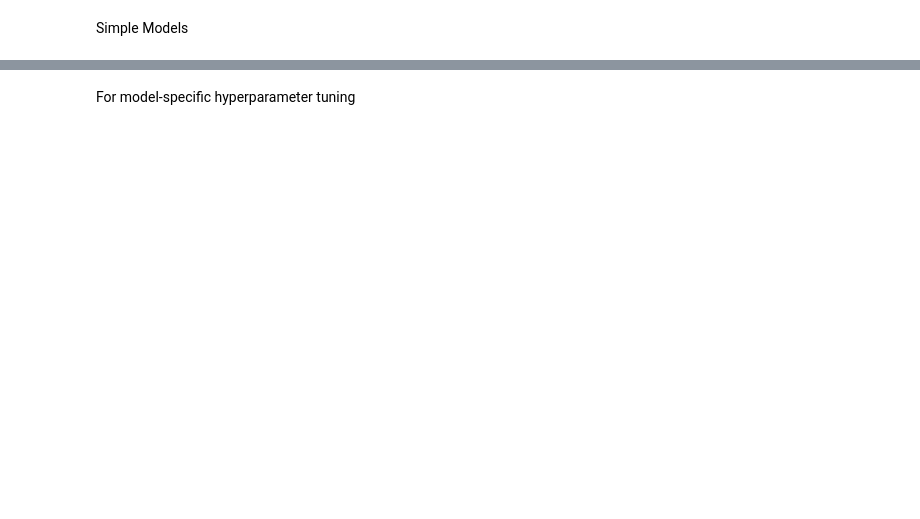
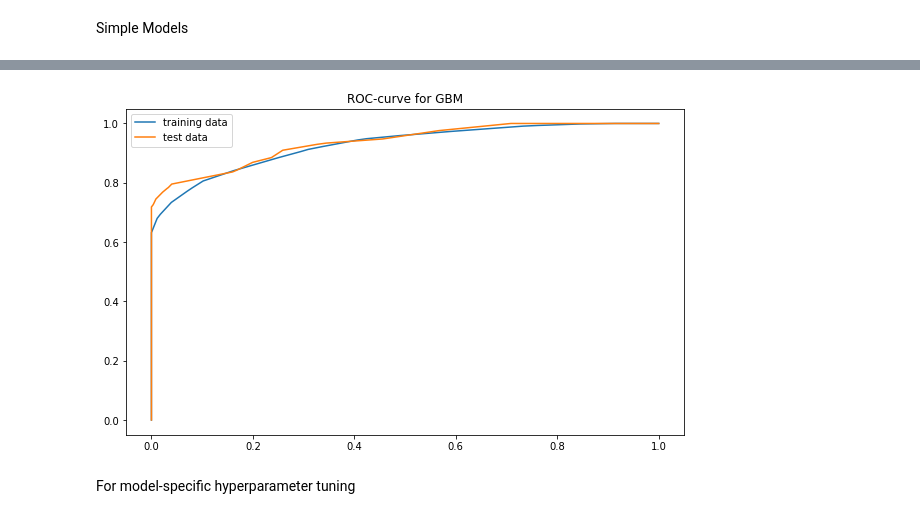
Before and after one commit to screemix/The_Glorious_Chargers, a Jupyter notebook: Models.ipynb, the cells around one changed output, grey strips where cells are left out. Cells and saved outputs as stored; diff of their text form; code cells hidden in the pictures; blank space fills up the shorter version.

```diff
--- a/Models.ipynb
+++ b/Models.ipynb
@@ -96,3 +110,10 @@ NameError: ignored
+# %%
+train_size = 486000
+# %%
+train_X = train_and_test_X[0:train_size]
+test_X = train_and_test_X[train_size:]
+train_y = train_and_test_y[0:train_size]
+test_y = train_and_test_y[train_size:]
 # %% [markdown]
 Simple Models
 # %%
@@ -150,0 +156,2 @@ for model_name, model in models.items():
+# %%
+gbm.fit(train_X, train_y)
@@ -150,0 +169,3 @@ for model_name, model in models.items():
+# %%
+score_train_GBM = gbm.predict_proba(train_X)[:, 1]
+score_test_GBM =gbm.predict_proba(test_X)[:, 1]
@@ -151,3 +174,16 @@ for model_name, model in models.items():
+# %%
+# ROC Curve
+fpr_train_GBM, tpr_train_GBM, thresholds_train_GBM = metrics.roc_curve(train_y, score_train_GBM, pos_label=1)
+fpr_test_GBM, tpr_test_GBM, thresholds_test_GBM = metrics.roc_curve(test_y, score_test_GBM, pos_label=1)
+
+fig = plt.figure(figsize=(10, 6))
+plt.plot(fpr_train_GBM, tpr_train_GBM, label='training data')
+plt.plot(fpr_test_GBM, tpr_test_GBM, label='test data')
+plt.legend()
+plt.title('ROC-curve for GBM')
+plt.show()
+# %% [output]
+[figure, added]
 # %% [markdown]
 For model-specific hyperparameter tuning
 # %%
```
Also changed, not shown: parts of 13 cells of this notebook.
